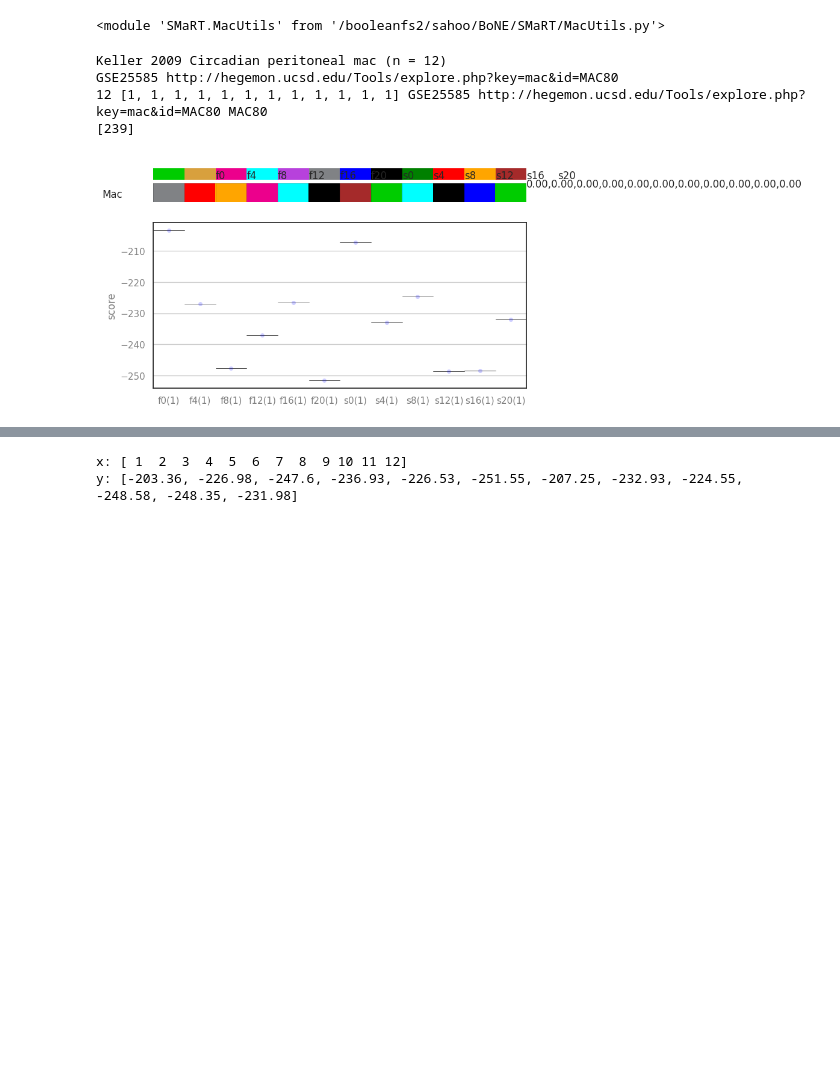
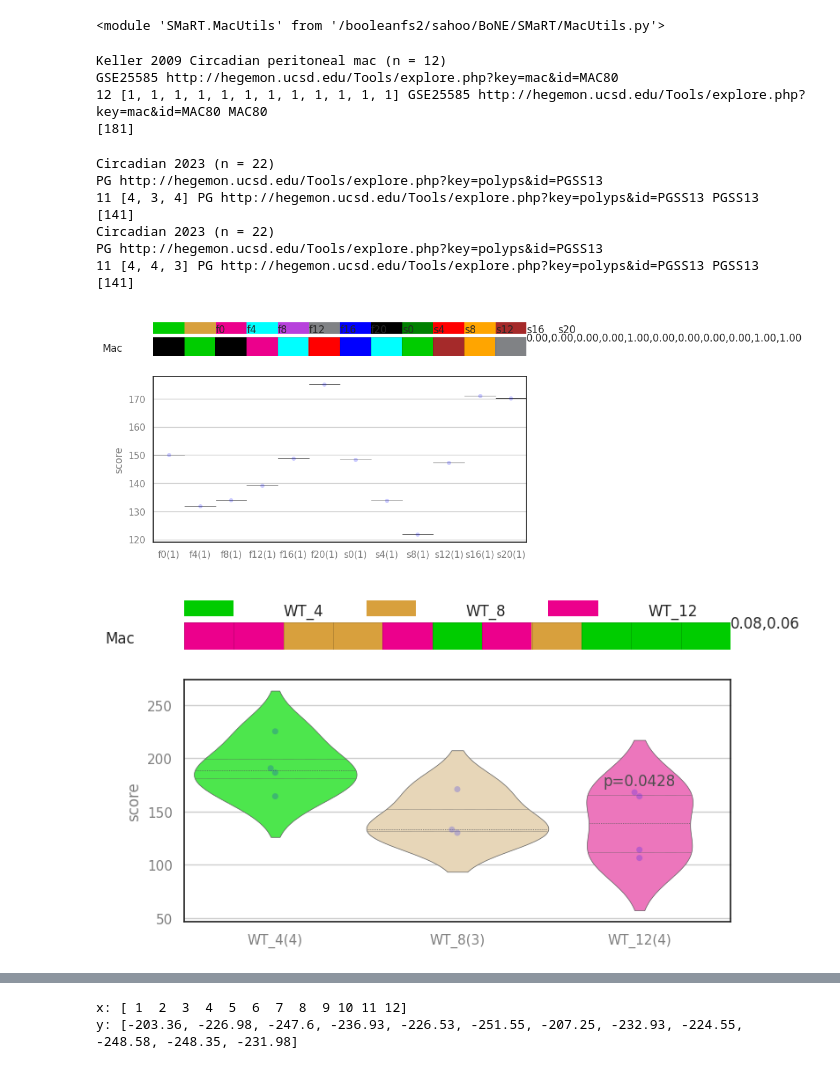
Before and after one commit to tirtharajdash/MAC-CR, a Jupyter notebook: main.ipynb, the cells around one changed output, grey strips where cells are left out. Cells and saved outputs as stored; diff of their text form; code cells hidden in the pictures; blank space fills up the shorter version.

```diff
--- a/main.ipynb
+++ b/main.ipynb
@@ -804,45 +813,54 @@ def plotViolinBarVert(ana, desc=None):
 #wt1, l1 = getKellerGenesC1a2a4Mm()
 
 #wt1, l1 = getSMaRT_Keller_all1400_Mm()
-#wt1, l1 = getSMaRT_Keller_C1Mm()
-wt1, l1 = getSMaRT_Keller_C2Mm()
+wt1, l1 = getSMaRT_Keller_C1Mm()
+#wt1, l1 = getSMaRT_Keller_C2Mm()
 #wt1, l1 = getSMaRT_Keller_C3Mm()
 #wt1, l1 = getSMaRT_Keller_C4Mm()
 #wt1, l1 = getSMaRT_Keller_C1a2Mm()
 #wt1, l1 = getSMaRT_Keller_C2a4Mm()
 #wt1, l1 = getSMaRT_Keller_C13Mm()
 #wt1, l1 = getSMaRT_Keller_C14a3Mm()
 #wt1, l1 = getSMaRT_Keller_C13a14a3Mm()
 
 #convert to Mm genes (if the validation dataset is for Mm)
 #l1 = mut.getGroupsMm(l1)
 
 #load the base
 ana = IMMAnalysis()
 
 ##load the dataset to analyze
 ana.getKeller2009(td=3)
 
 ##plot the figure
 ana.orderData(l1, wt1)
 fig = plotViolinBarVert(ana, "Mac")
 
 
 ## Validation: WT and KO
-#ana.getPG2023(stype=1)
+ana.getPG2023(stype=1)
 
 ##plot the figure
-#ana.orderData(l1, wt1)
-#fig = plotViolinBarVert(ana, "Mac")
+ana.orderData(l1, wt1)
+fig = plotViolinBarVert(ana, "Mac")
 
-#ana.getPG2023(stype=2)
+ana.getPG2023(stype=2)
 
 ##plot the figure
-#ana.orderData(l1, wt1)
-#fig = plotViolinBarVert(ana, "Mac")
+ana.orderData(l1, wt1)
+fig = plotViolinBarVert(ana, "Mac")
 # %% [output]
 Keller 2009 Circadian peritoneal mac (n = 12)
 GSE25585 http://hegemon.ucsd.edu/Tools/explore.php?key=mac&id=MAC80
 12 [1, 1, 1, 1, 1, 1, 1, 1, 1, 1, 1, 1] GSE25585 http://hegemon.ucsd.edu/Tools/explore.php?key=mac&id=MAC80 MAC80
-[239]
+[181]
+Circadian 2023 (n = 22)
+PG http://hegemon.ucsd.edu/Tools/explore.php?key=polyps&id=PGSS13
+11 [4, 3, 4] PG http://hegemon.ucsd.edu/Tools/explore.php?key=polyps&id=PGSS13 PGSS13
+[141]
+Circadian 2023 (n = 22)
+PG http://hegemon.ucsd.edu/Tools/explore.php?key=polyps&id=PGSS13
+11 [4, 4, 3] PG http://hegemon.ucsd.edu/Tools/explore.php?key=polyps&id=PGSS13 PGSS13
+[141]
-[figure, old version]
+[figure, new version]
+[figure, added]
```
Also changed, not shown: parts of 6 cells of this notebook, 30 other files.
